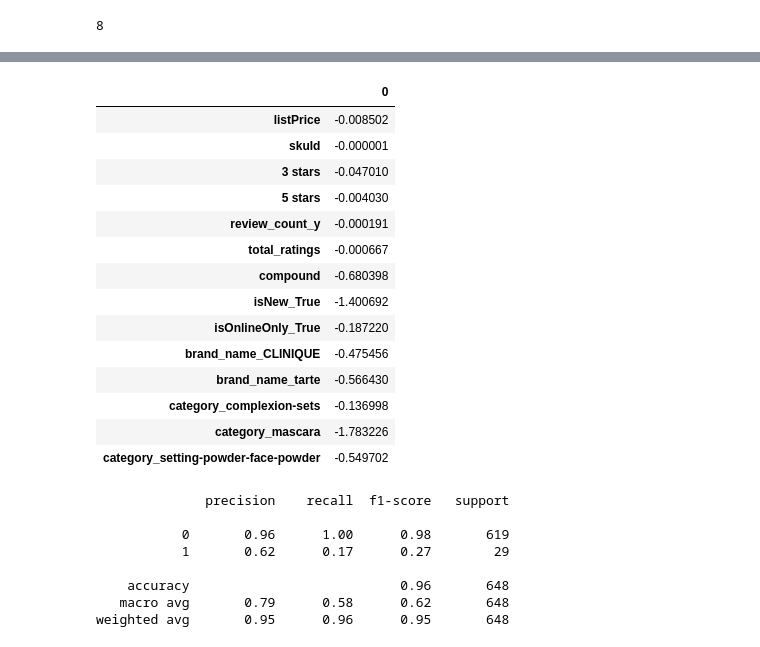
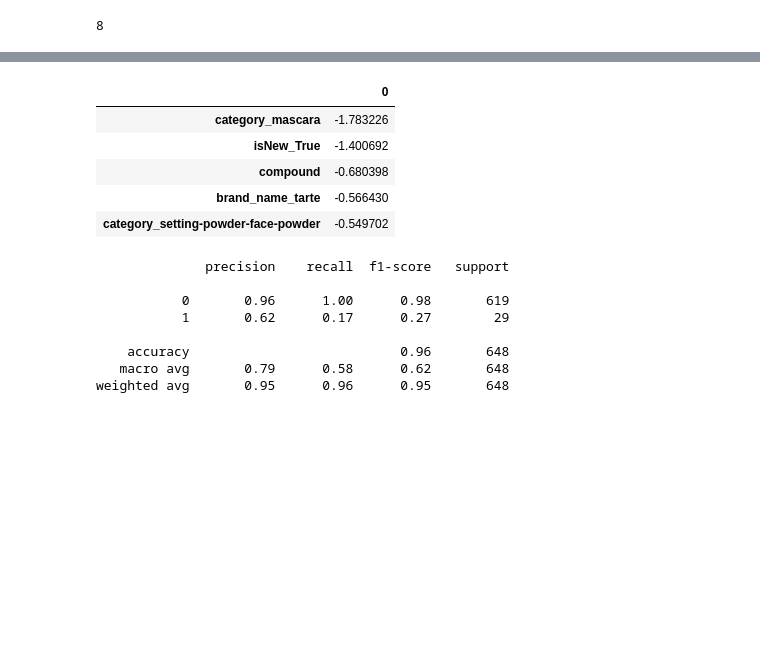
Before and after one commit to myo-kim/Sephora_API, a Jupyter notebook: Code/4-Modeling.ipynb, the cells around one changed output, grey strips where cells are left out. Drawn from its saved outputs; the diff is of its cells as text; code cells hidden in the pictures; blank space fills up the shorter version.

```diff
--- a/Code/Modeling.ipynb
+++ b/Code/4-Modeling.ipynb
@@ -169,20 +137,11 @@ lr_weights[lr_weights[0]>0]
 # %%
-lr_weights[lr_weights[0]<0]
+lr_weights[lr_weights[0]<0].sort_values(by = 0,ascending = True)[:5]
 # %% [output]
 |  | 0 |
-| listPrice | -0.008502 |
-| skuId | -0.000001 |
-| 3 stars | -0.047010 |
-| 5 stars | -0.004030 |
-| review_count_y | -0.000191 |
-| total_ratings | -0.000667 |
+| category_mascara | -1.783226 |
+| isNew_True | -1.400692 |
 | compound | -0.680398 |
-| isNew_True | -1.400692 |
-| isOnlineOnly_True | -0.187220 |
-| brand_name_CLINIQUE | -0.475456 |
 | brand_name_tarte | -0.566430 |
-| category_complexion-sets | -0.136998 |
-| category_mascara | -1.783226 |
 | category_setting-powder-face-powder | -0.549702 |
 # %%
 print(metrics.classification_report(y_test, lr.predict(X_test)))
```
Also changed, not shown: parts of 43 cells of this notebook, 2 other files.
